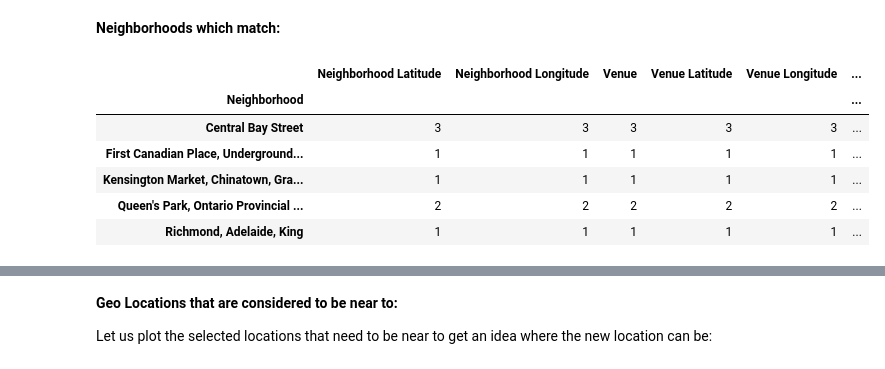
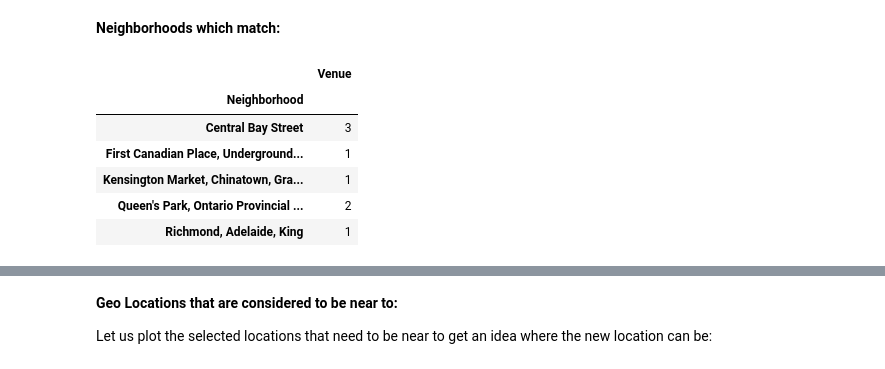
Before and after one commit to barathevergreen/Coursera_Capstone, a Jupyter notebook: wk4_Capstone_Toronto_Folium_v1.0.ipynb, the cells around one changed output, grey strips where cells are left out. Drawn from its saved outputs; the diff is of its cells as text; code cells hidden in the pictures.

```diff
--- a/wk4_Capstone_Toronto_Folium_v1.0.ipynb
+++ b/wk4_Capstone_Toronto_Folium_v1.0.ipynb
@@ -339,12 +352,13 @@ toronto_df_venues
 __Neighborhoods which match:__
 # %%
 #Getting how many places exist based on Neighborhood
-toronto_df_venues.groupby('Neighborhood').count()
+grp_nh = toronto_df_venues.groupby('Neighborhood').count()
+grp_nh[['Venue']]
 # %% [output]
-|  | Neighborhood Latitude | Neighborhood Longitude | Venue | Venue Latitude | Venue Longitude | ... |
-| Neighborhood |  |  |  |  |  | ... |
-| Central Bay Street | 3 | 3 | 3 | 3 | 3 | ... |
-| First Canadian Place, Underground... | 1 | 1 | 1 | 1 | 1 | ... |
-| Kensington Market, Chinatown, Gra... | 1 | 1 | 1 | 1 | 1 | ... |
-| Queen's Park, Ontario Provincial ... | 2 | 2 | 2 | 2 | 2 | ... |
-| Richmond, Adelaide, King | 1 | 1 | 1 | 1 | 1 | ... |
+|  | Venue |
+| Neighborhood |  |
+| Central Bay Street | 3 |
+| First Canadian Place, Underground... | 1 |
+| Kensington Market, Chinatown, Gra... | 1 |
+| Queen's Park, Ontario Provincial ... | 2 |
+| Richmond, Adelaide, King | 1 |
```
Also changed, not shown: parts of 8 cells of this notebook.
